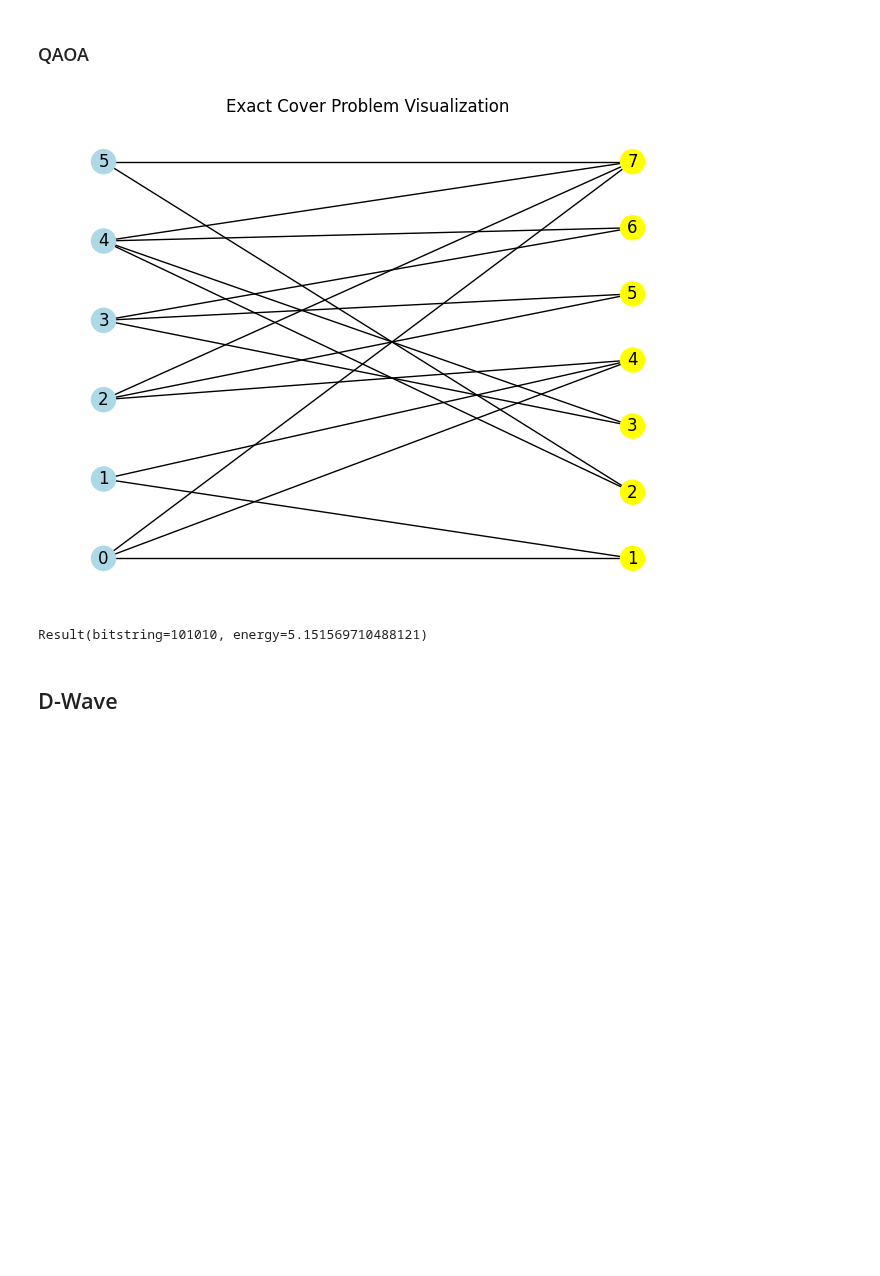
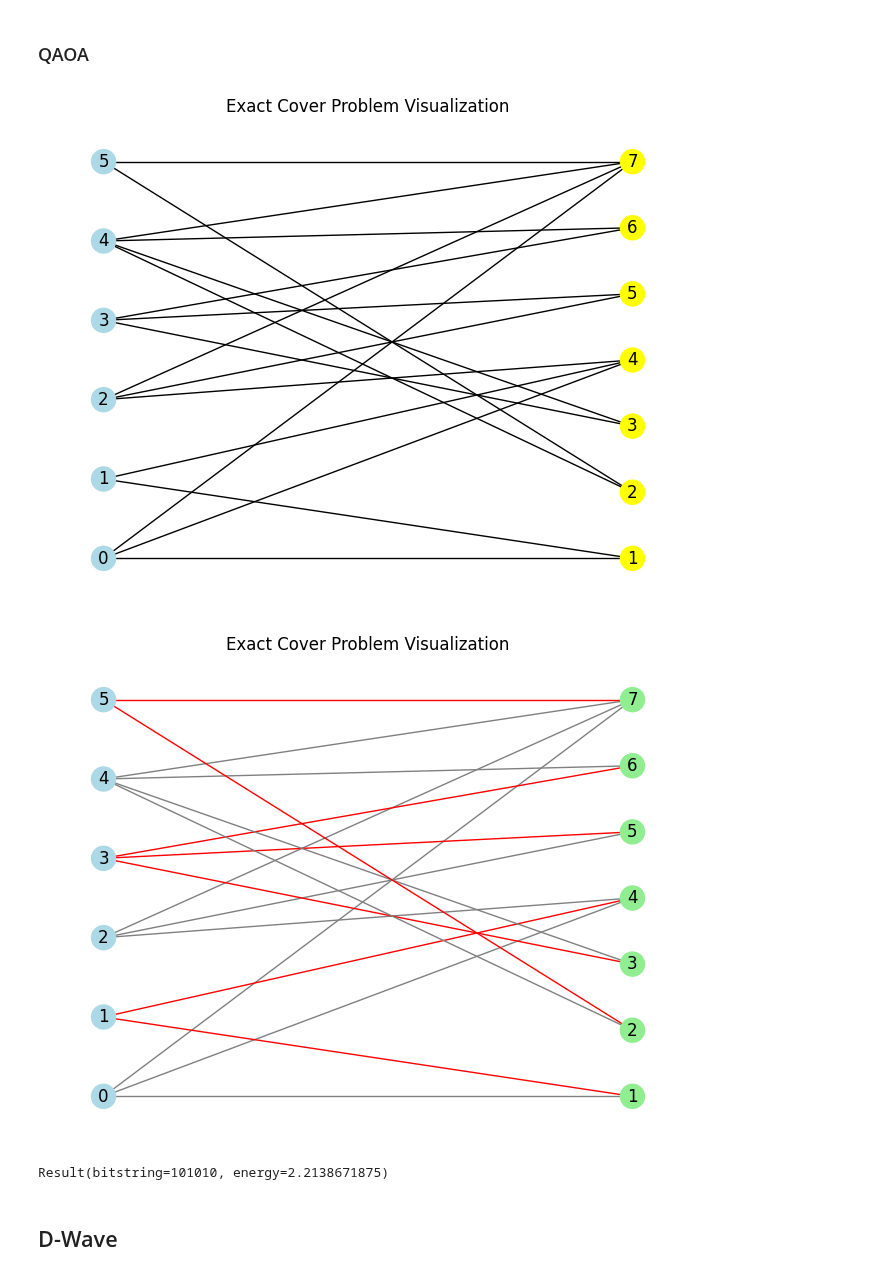
Before and after one commit to PCSS-Quantum/QLauncher, a Jupyter notebook: examples/backends_algorithms.ipynb, the cells around one changed output. Drawn from its saved outputs; the diff is of its cells as text; code cells hidden in the pictures; blank space fills up the shorter version.

```diff
--- a/examples/backends_algorithms.ipynb
+++ b/examples/backends_algorithms.ipynb
@@ -15,16 +15,18 @@ from quantum_launcher.problems import EC
 # %%
 pr = EC.from_preset("toy")
 pr.visualize()
 
 alg = QAOA()
 backend = IBMBackend('local_simulator')
 
 launcher = QuantumLauncher(pr, alg, backend)
 result = launcher.run()
+pr.visualize(result.best_bitstring[::-1])
 result
 # %% [output]
 [figure]
+[figure, added]
-Result(bitstring=101010, energy=5.151569710488121)
+Result(bitstring=101010, energy=2.2138671875)
 # %% [markdown]
 ## D-Wave
 # %% [markdown]
```
Also changed, not shown: parts of 2 cells of this notebook, 8 other files.
